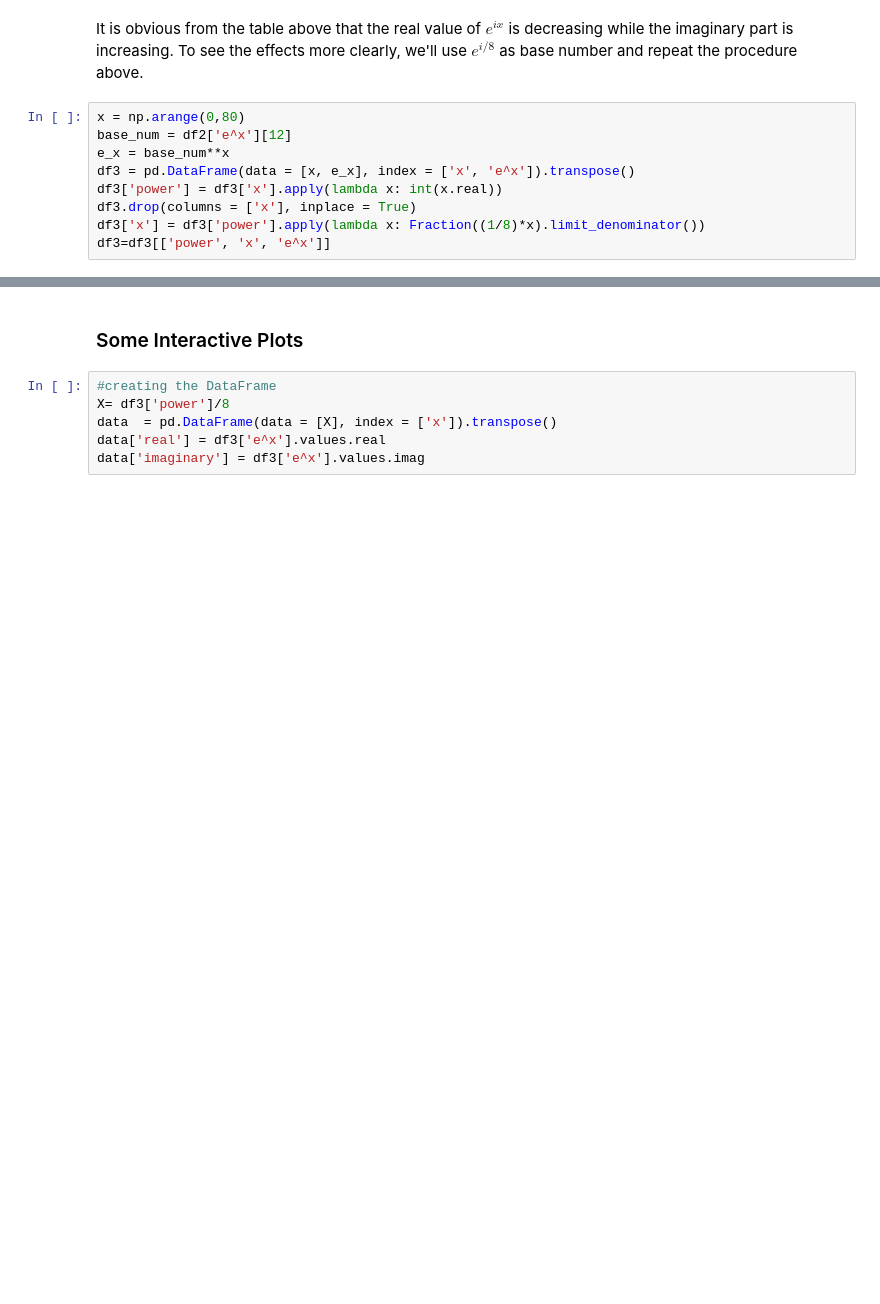
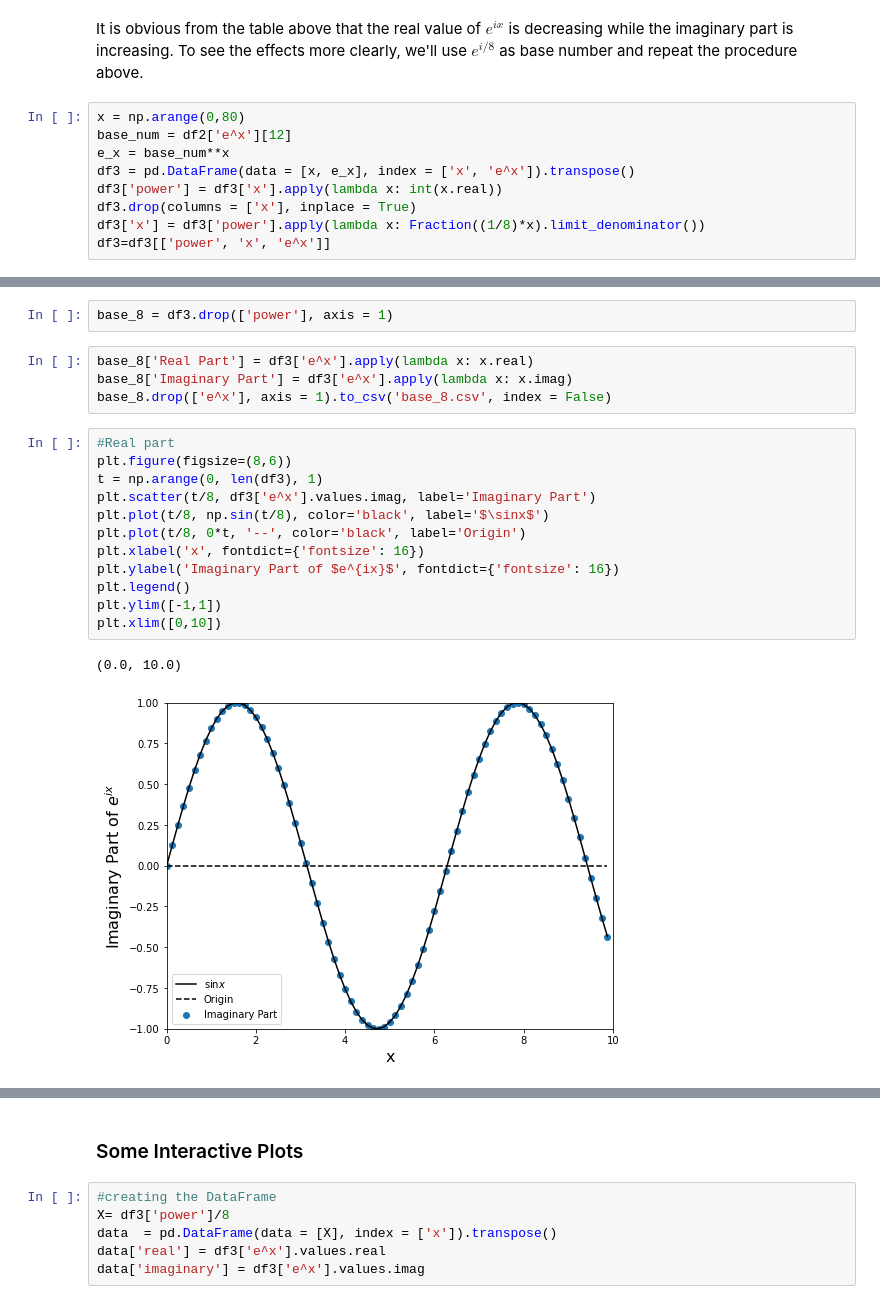
Before and after one commit to Hari31416/Python, a Jupyter notebook: Codes/presentation/ppt_final.ipynb, the cells around one changed output, grey strips where cells are left out. Saved outputs shown, nothing was run; the diff lists cells and outputs as text; blank space fills up the shorter version.

```diff
--- a/Codes/presentation/ppt_final.ipynb
+++ b/Codes/presentation/ppt_final.ipynb
@@ -121,0 +145,21 @@ df3=df3[['power', 'x', 'e^x']]
+# %%
+base_8 = df3.drop(['power'], axis = 1)
+# %%
+base_8['Real Part'] = df3['e^x'].apply(lambda x: x.real)
+base_8['Imaginary Part'] = df3['e^x'].apply(lambda x: x.imag)
+base_8.drop(['e^x'], axis = 1).to_csv('base_8.csv', index = False)
+# %%
+#Real part
+plt.figure(figsize=(8,6))
+t = np.arange(0, len(df3), 1)
+plt.scatter(t/8, df3['e^x'].values.imag, label='Imaginary Part')
+plt.plot(t/8, np.sin(t/8), color='black', label='$\sinx$')
+plt.plot(t/8, 0*t, '--', color='black', label='Origin')
+plt.xlabel('x', fontdict={'fontsize': 16})
+plt.ylabel('Imaginary Part of $e^{ix}$', fontdict={'fontsize': 16})
+plt.legend()
+plt.ylim([-1,1])
+plt.xlim([0,10])
+# %% [output]
+(0.0, 10.0)
+[figure, added]
```
Also changed, not shown: parts of 15 cells of this notebook, 17 other files.
